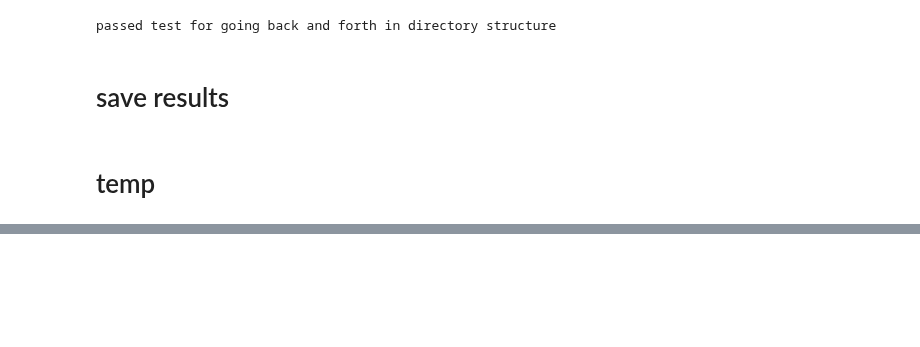
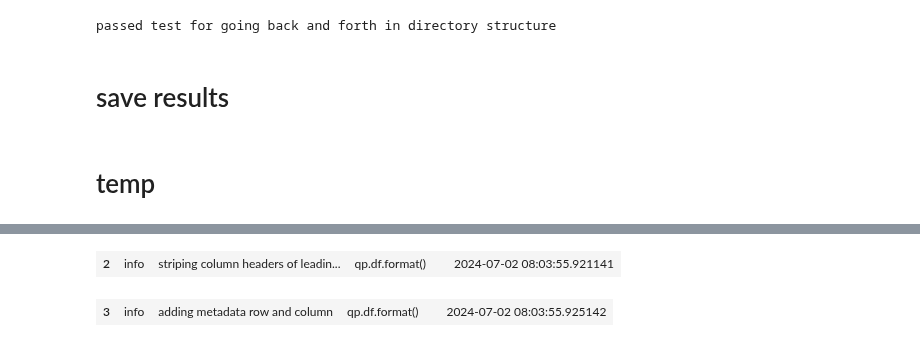
Before and after one commit to MartinVoelkl94/qplib_dev, a Jupyter notebook: testing.ipynb, the cells around one changed output, grey strips where cells are left out. Cells and saved outputs as stored; diff of their text form; code cells hidden in the pictures; blank space fills up the shorter version.

```diff
--- a/testing.ipynb
+++ b/testing.ipynb
@@ -2137,0 +2097,21 @@ VBox(children=(Tab(children=(VBox(children=(GridBox(children=(Label(value='filte
+# %%
+import pandas as pd
+import numpy as np
+import copy
+import os
+import sys
+import shutil
+import datetime
+import qplib as qp
+from qplib import log
+
+# if 'cards' not in globals():
+#     cards = pd.read_csv('data/cards.csv')
+    # cards1 = cards.q('=toughness', '>1 && <4', modify='int(x)+10', inplace=False)
+
+df = qp.get_df().format()
+
+# cards = cards.format()
+# %% [output]
+| 2 | info | striping column headers of leadin... | qp.df.format() |  | 2024-07-02 08:03:55.921141 |
+| 3 | info | adding metadata row and column | qp.df.format() |  | 2024-07-02 08:03:55.925142 |
```
Also changed, not shown: parts of 2 cells of this notebook.
